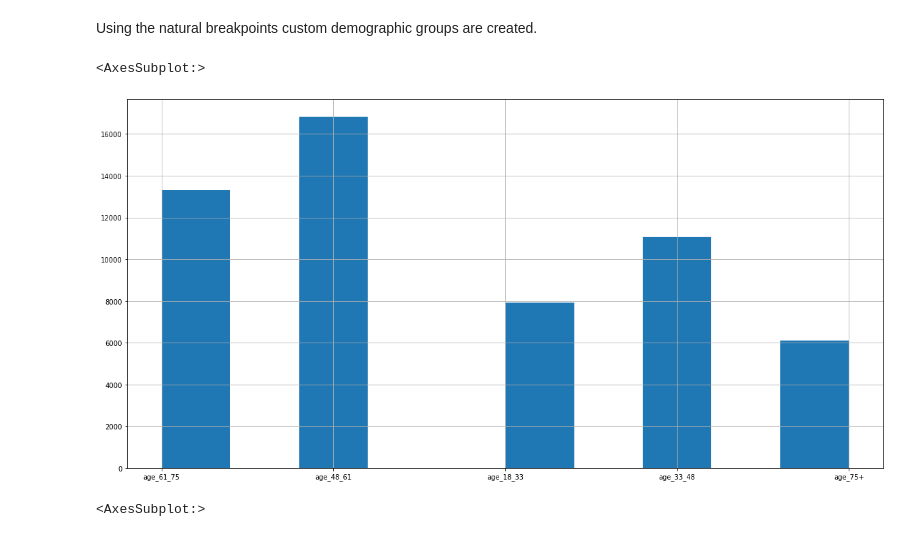
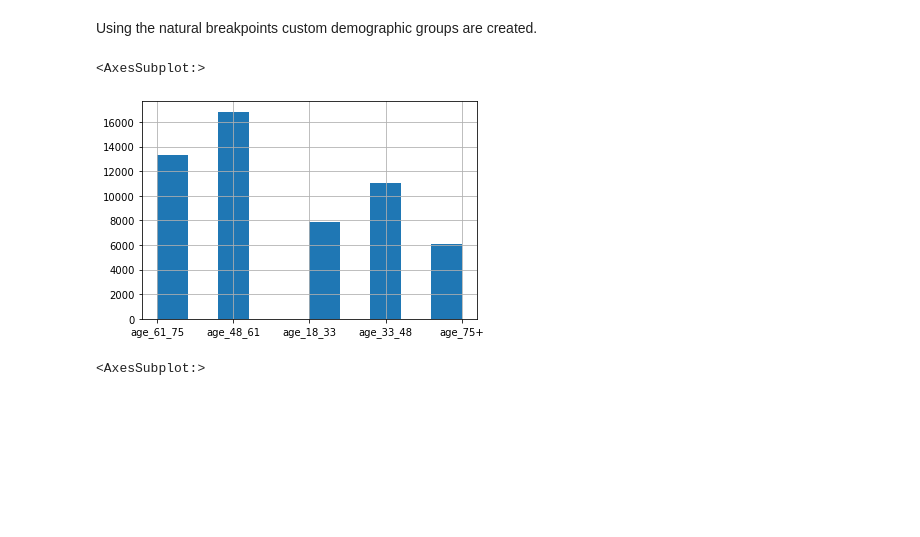
Before and after one commit to Krishna5972/Starbucks-Offer-Optimization, a Jupyter notebook: Cleaning and Analysis.ipynb, the cells around one changed output. Saved outputs shown, nothing was run; the diff lists cells and outputs as text; code cells hidden in the pictures; blank space fills up the shorter version.

```diff
--- a/Cleaning and Analysis.ipynb
+++ b/Cleaning and Analysis.ipynb
@@ -1469,9 +1523,9 @@ Using the natural breakpoints custom demographic groups are created.
 # %%
 age_breaks=[17.9,33.1,48.1,61.1,75.1,102]
 age_labels=['age_18_33','age_33_48','age_48_61','age_61_75','age_75+']
 master_df['age_bin'] = pd.cut(master_df['age'] , bins=age_breaks, labels=age_labels, include_lowest=True)
-master_df['age_bin'].hist(figsize=(20,10))
+master_df['age_bin'].hist(figsize=(6,4))
 # %% [output]
 <AxesSubplot:>
-[figure, old version]
+[figure, new version]
 # %%
```
Also changed, not shown: parts of 34 cells of this notebook.
